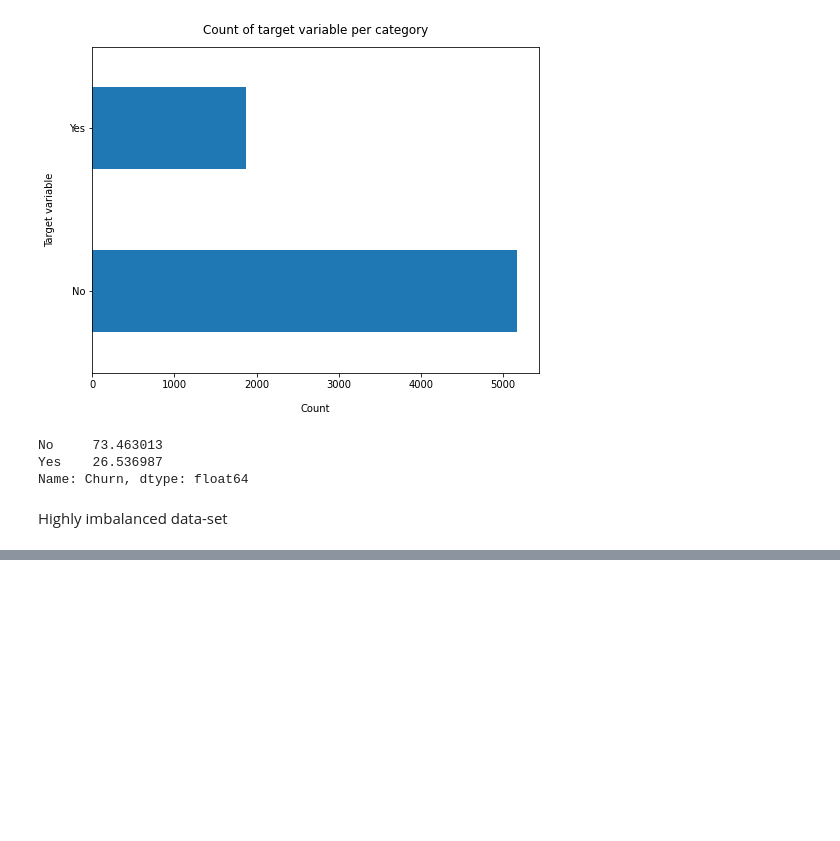
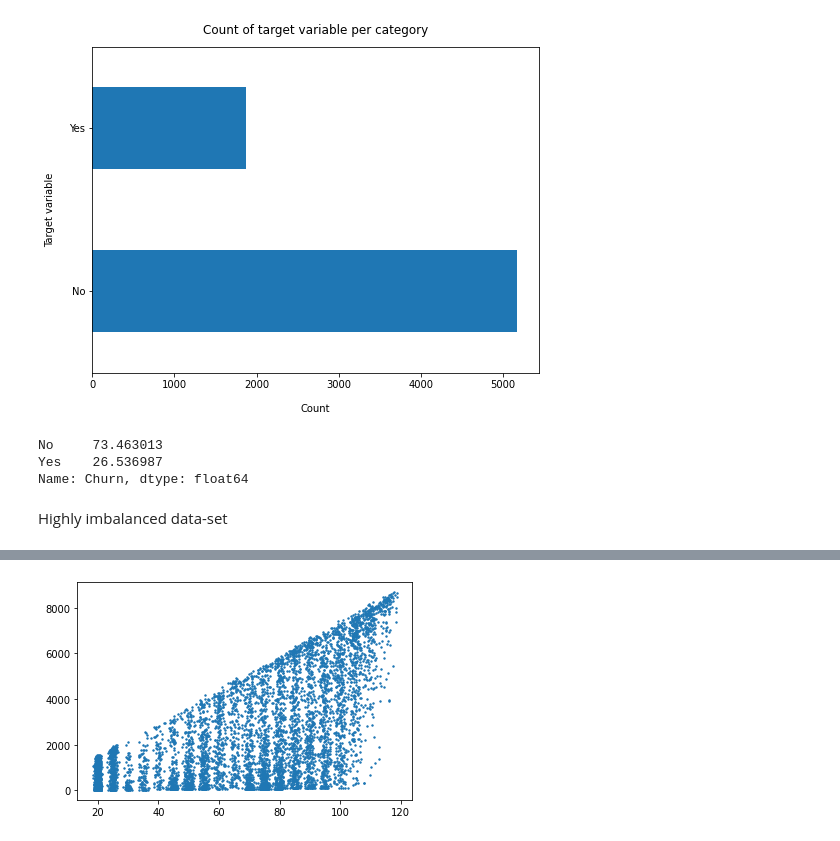
Before and after one commit to maxoblein/customerChurn, a Jupyter notebook: churn_analysis.ipynb, the cells around one changed output, grey strips where cells are left out. Saved outputs shown, nothing was run; the diff lists cells and outputs as text; code cells hidden in the pictures; blank space fills up the shorter version.

```diff
--- a/churn_analysis.ipynb
+++ b/churn_analysis.ipynb
@@ -71,0 +186,2 @@ Highly imbalanced data-set
+# %%
+data['Churn'] = np.where(data.Churn == 'Yes',1,0)
@@ -71,0 +197,4 @@ Highly imbalanced data-set
+# %%
+#convert to dummy vars
+data_dummies = pd.get_dummies(data)
+data_dummies.head()
@@ -71,0 +209,7 @@ Highly imbalanced data-set
+# %%
+#plot relationship between numeric data
+#monthly and total charges
+plt.scatter(data_dummies.MonthlyCharges,data_dummies.TotalCharges,s=2)
+plt.show()
+# %% [output]
+[figure, added]
```
Also changed, not shown: parts of 27 cells of this notebook, 1 other file.
